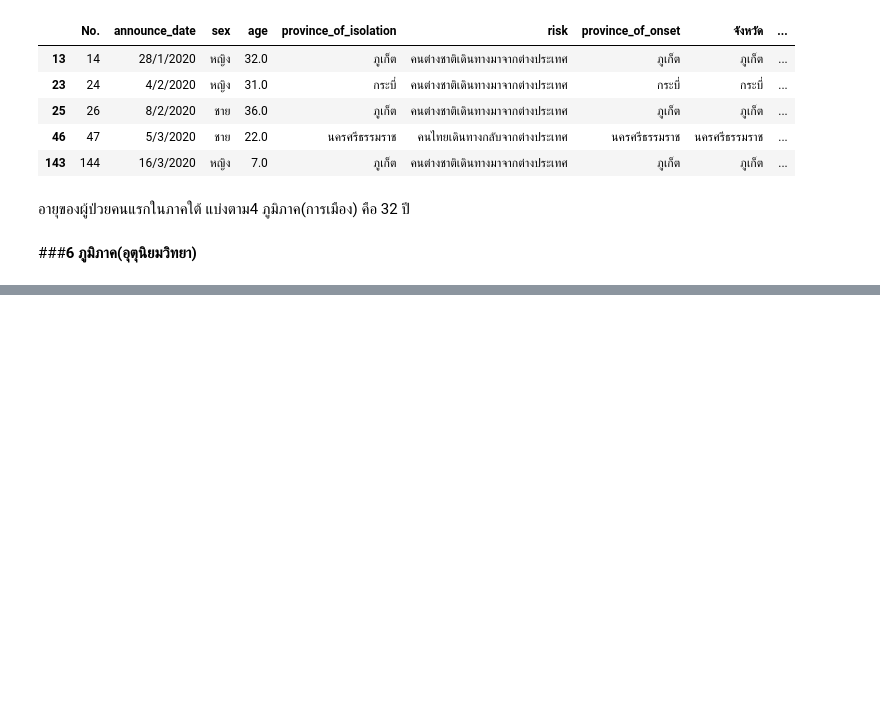
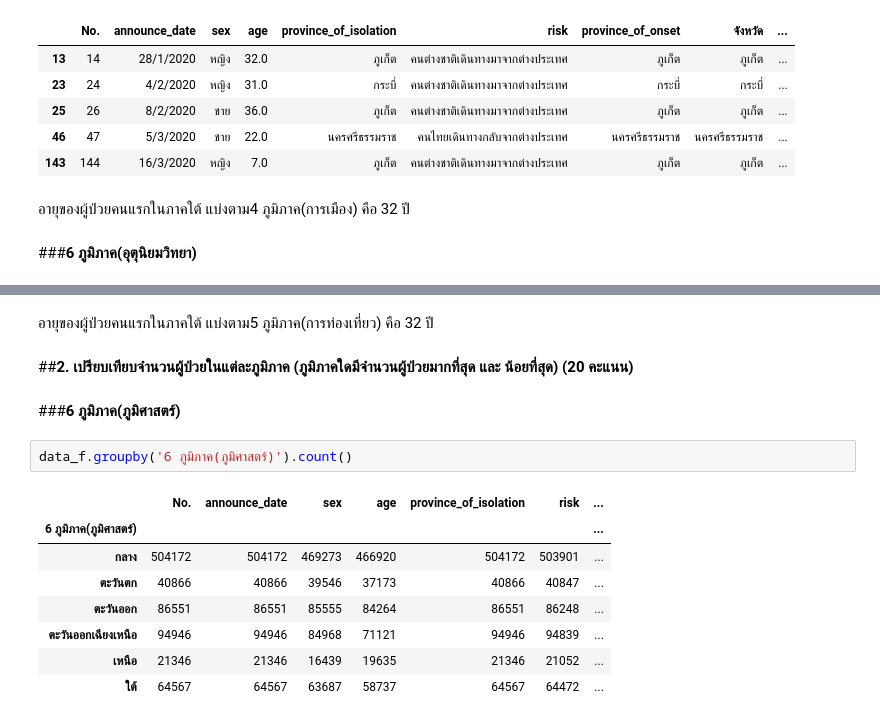
Before and after one commit to gameaphiwat/data_viz_2022, a Jupyter notebook: ProjectMidterm.ipynb, the cells around one changed output, grey strips where cells are left out. Saved outputs shown, nothing was run; the diff lists cells and outputs as text; blank space fills up the shorter version.

```diff
--- a/ProjectMidterm.ipynb
+++ b/ProjectMidterm.ipynb
@@ -302,0 +435,17 @@ region.head()
+# %% [markdown]
+อายุของผู้ป่วยคนแรกในภาคใต้ แบ่งตาม5 ภูมิภาค(การท่องเที่ยว) คือ 32 ปี
+# %% [markdown]
+##**2. เปรียบเทียบจำนวนผู้ป่วยในแต่ละภูมิภาค (ภูมิภาคใดมีจำนวนผู้ป่วยมากที่สุด และ น้อยที่สุด) (20 คะแนน)**
+# %% [markdown]
+###**6 ภูมิภาค(ภูมิศาสตร์)**
+# %%
+data_f.groupby('6 ภูมิภาค(ภูมิศาสตร์)').count()
+# %% [output]
+|  | No. | announce_date | sex | age | province_of_isolation | risk | ... |
+| 6 ภูมิภาค(ภูมิศาสตร์) |  |  |  |  |  |  | ... |
+| กลาง | 504172 | 504172 | 469273 | 466920 | 504172 | 503901 | ... |
+| ตะวันตก | 40866 | 40866 | 39546 | 37173 | 40866 | 40847 | ... |
+| ตะวันออก | 86551 | 86551 | 85555 | 84264 | 86551 | 86248 | ... |
+| ตะวันออกเฉียงเหนือ | 94946 | 94946 | 84968 | 71121 | 94946 | 94839 | ... |
+| เหนือ | 21346 | 21346 | 16439 | 19635 | 21346 | 21052 | ... |
+| ใต้ | 64567 | 64567 | 63687 | 58737 | 64567 | 64472 | ... |
```
Also changed, not shown: parts of 50 cells of this notebook.
